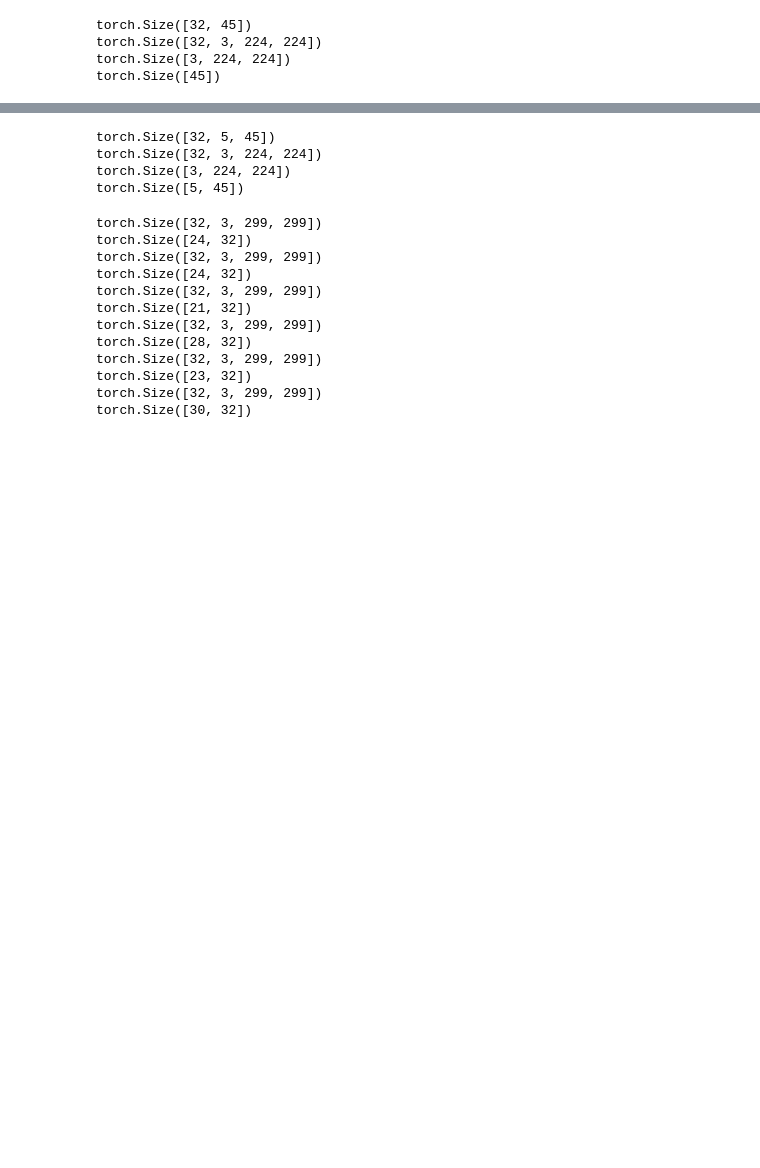
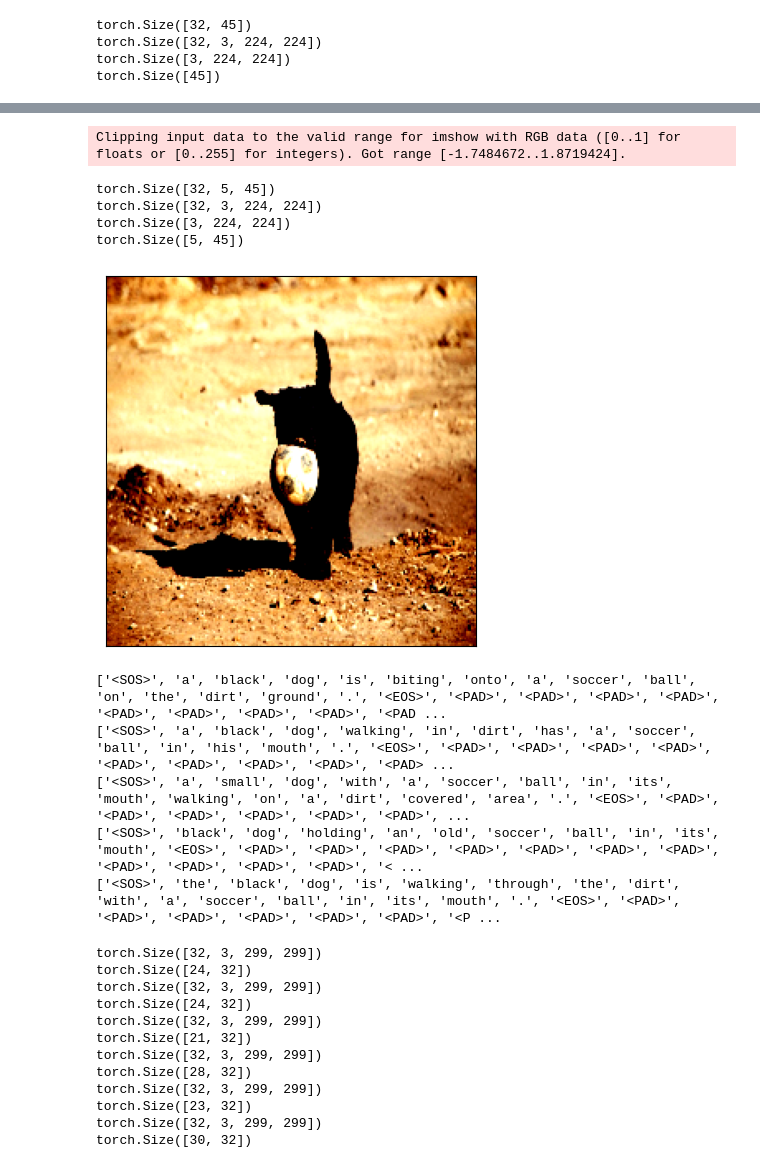
Before and after one commit to natek-1/Image-Captioning, a Jupyter notebook: research/show_and_tell.ipynb, the cells around one changed output, grey strips where cells are left out. Saved outputs shown, nothing was run; the diff lists cells and outputs as text; code cells hidden in the pictures; blank space fills up the shorter version.

```diff
--- a/research/show_and_tell.ipynb
+++ b/research/show_and_tell.ipynb
@@ -412,19 +412,35 @@ Random Caption: torch.Size([5, 45])
 # %%
 val_loader = DataLoader(dataset=val_dataset, batch_size=32, shuffle=True)
 for image, caption in val_loader:
     print(caption.shape)
     print(image.shape)
     index = random.randint(0, 31)
-    first_image = image[index]
-    print(first_image.shape)
-    first_caption = caption[index]
-    print(first_caption.shape)
+    random_image = image[index]
+    print(random_image.shape)
+    random_label = caption[index]
+    print(random_label.shape)
+    plt.xticks([])
+    plt.yticks([])
+    plt.imshow(random_image.permute(1, 2,0))
+    plt.show()
+    print([vocabulary.itos[token] for token in random_label[0].tolist()])
+    print([vocabulary.itos[token] for token in random_label[1].tolist()])
+    print([vocabulary.itos[token] for token in random_label[2].tolist()])
+    print([vocabulary.itos[token] for token in random_label[3].tolist()])
+    print([vocabulary.itos[token] for token in random_label[4].tolist()])
     break
 # %% [output]
-torch.Size([32, 5, 45])
-torch.Size([32, 3, 224, 224])
-torch.Size([3, 224, 224])
-torch.Size([5, 45])
+Clipping input data to the valid range for imshow with RGB data ([0..1] for floats or [0..255] for integers). Got range [-1.7484672..1.8719424].
+torch.Size([32, 5, 45])
+torch.Size([32, 3, 224, 224])
+torch.Size([3, 224, 224])
+torch.Size([5, 45])
+[figure, added]
+['<SOS>', 'a', 'black', 'dog', 'is', 'biting', 'onto', 'a', 'soccer', 'ball', 'on', 'the', 'dirt', 'ground', '.', '<EOS>', '<PAD>', '<PAD>', '<PAD>', '<PAD>', '<PAD>', '<PAD>', '<PAD>', '<PAD>', '<PAD ...
+['<SOS>', 'a', 'black', 'dog', 'walking', 'in', 'dirt', 'has', 'a', 'soccer', 'ball', 'in', 'his', 'mouth', '.', '<EOS>', '<PAD>', '<PAD>', '<PAD>', '<PAD>', '<PAD>', '<PAD>', '<PAD>', '<PAD>', '<PAD> ...
+['<SOS>', 'a', 'small', 'dog', 'with', 'a', 'soccer', 'ball', 'in', 'its', 'mouth', 'walking', 'on', 'a', 'dirt', 'covered', 'area', '.', '<EOS>', '<PAD>', '<PAD>', '<PAD>', '<PAD>', '<PAD>', '<PAD>', ...
+['<SOS>', 'black', 'dog', 'holding', 'an', 'old', 'soccer', 'ball', 'in', 'its', 'mouth', '<EOS>', '<PAD>', '<PAD>', '<PAD>', '<PAD>', '<PAD>', '<PAD>', '<PAD>', '<PAD>', '<PAD>', '<PAD>', '<PAD>', '< ...
+['<SOS>', 'the', 'black', 'dog', 'is', 'walking', 'through', 'the', 'dirt', 'with', 'a', 'soccer', 'ball', 'in', 'its', 'mouth', '.', '<EOS>', '<PAD>', '<PAD>', '<PAD>', '<PAD>', '<PAD>', '<PAD>', '<P ...
 # %%
 def save_data(data_dict, save_path="data/caption_train.csv"):
     data = [(image_name, caption) for image_name, captions in data_dict.items() for caption in captions]
```
Also changed, not shown: parts of 11 cells of this notebook.
